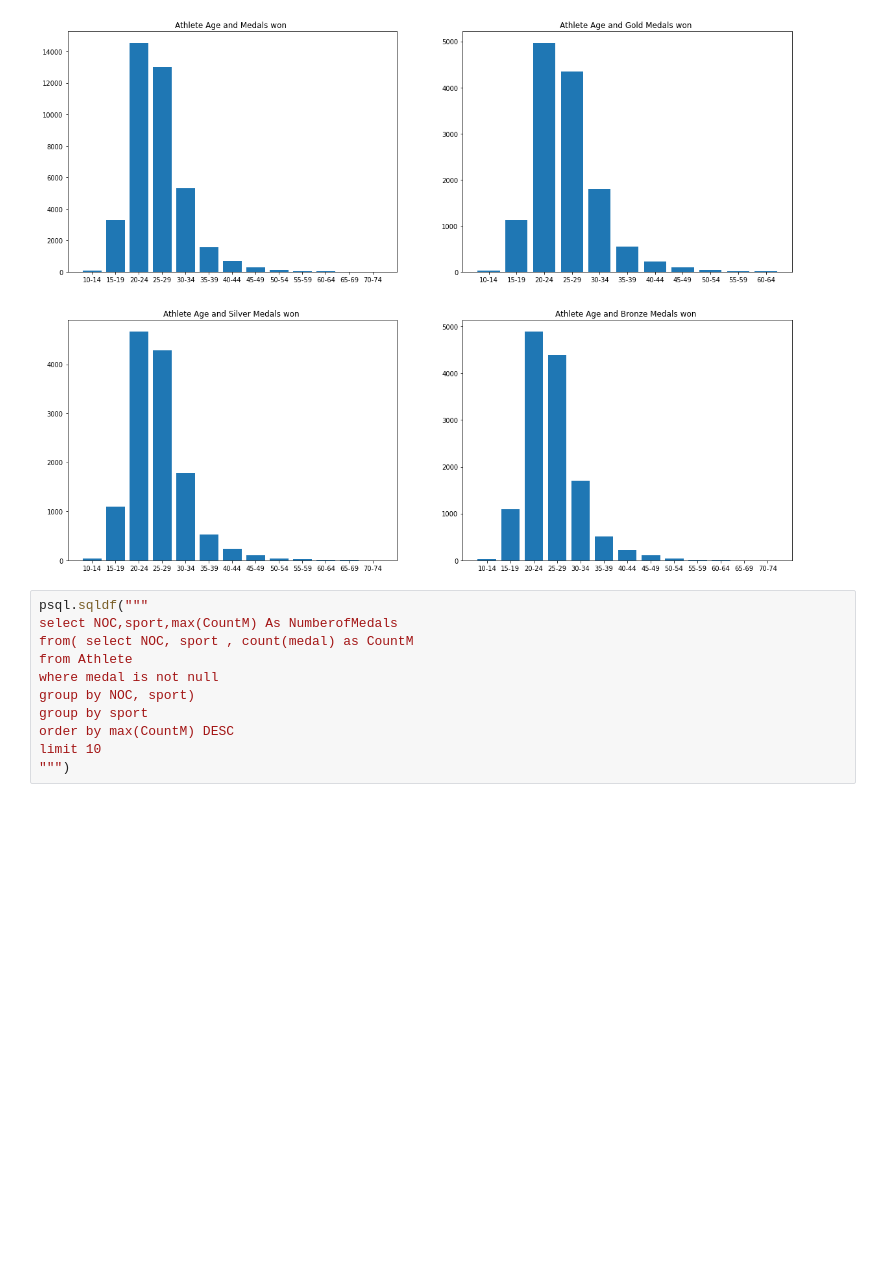
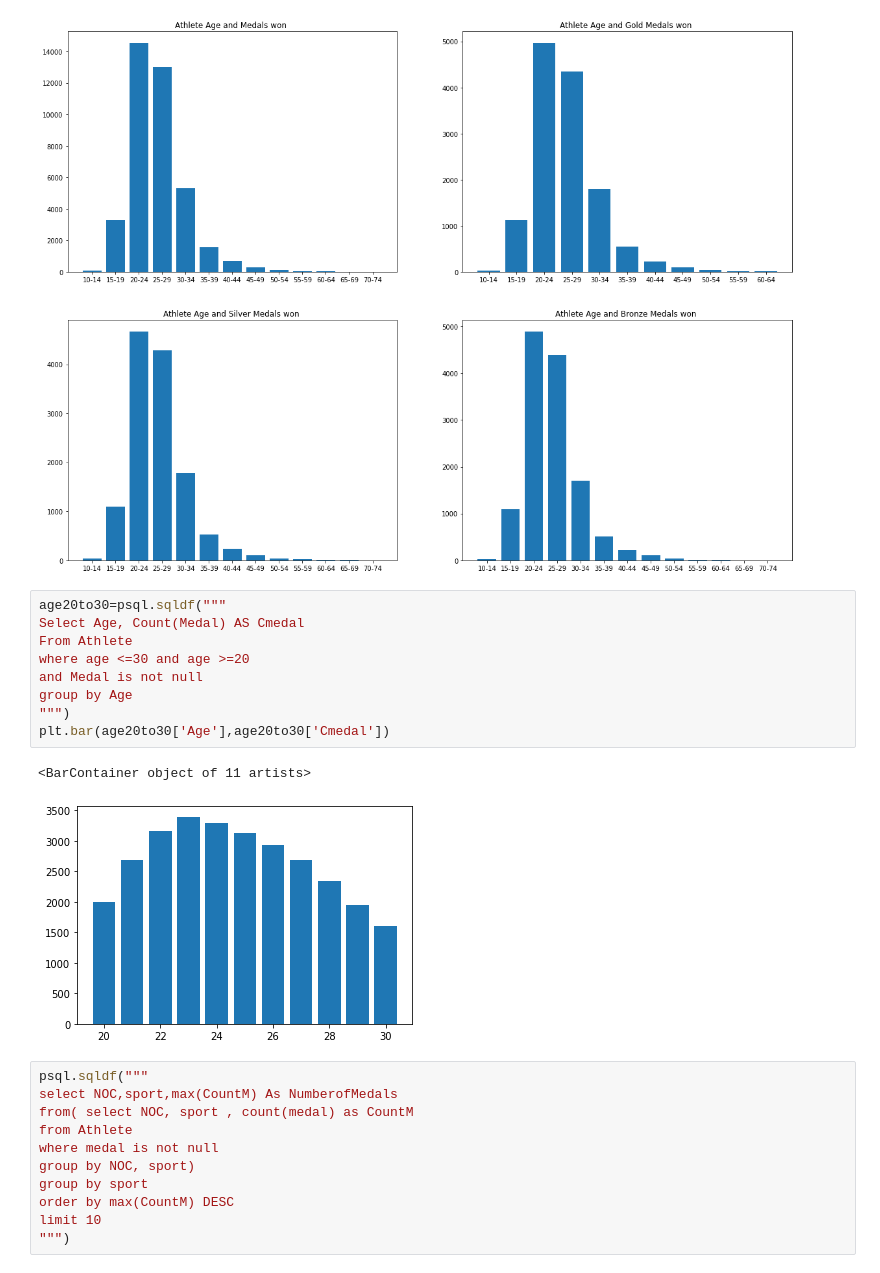
Before and after one commit to baljor3/olympics, a Jupyter notebook: capstone project.ipynb, the cells around one changed output. Saved outputs shown, nothing was run; the diff lists cells and outputs as text; blank space fills up the shorter version.

```diff
--- a/capstone project.ipynb
+++ b/capstone project.ipynb
@@ -622,6 +730,18 @@ fig.set_figwidth(20)
 plt.show()
 # %% [output]
 [figure]
+# %%
+age20to30=psql.sqldf("""
+Select Age, Count(Medal) AS Cmedal
+From Athlete
+where age <=30 and age >=20
+and Medal is not null
+group by Age
+""")
+plt.bar(age20to30['Age'],age20to30['Cmedal'])
+# %% [output]
+<BarContainer object of 11 artists>
+[figure, added]
 # %%
 psql.sqldf("""
 select NOC,sport,max(CountM) As NumberofMedals
```
Also changed, not shown: parts of 13 cells of this notebook.
